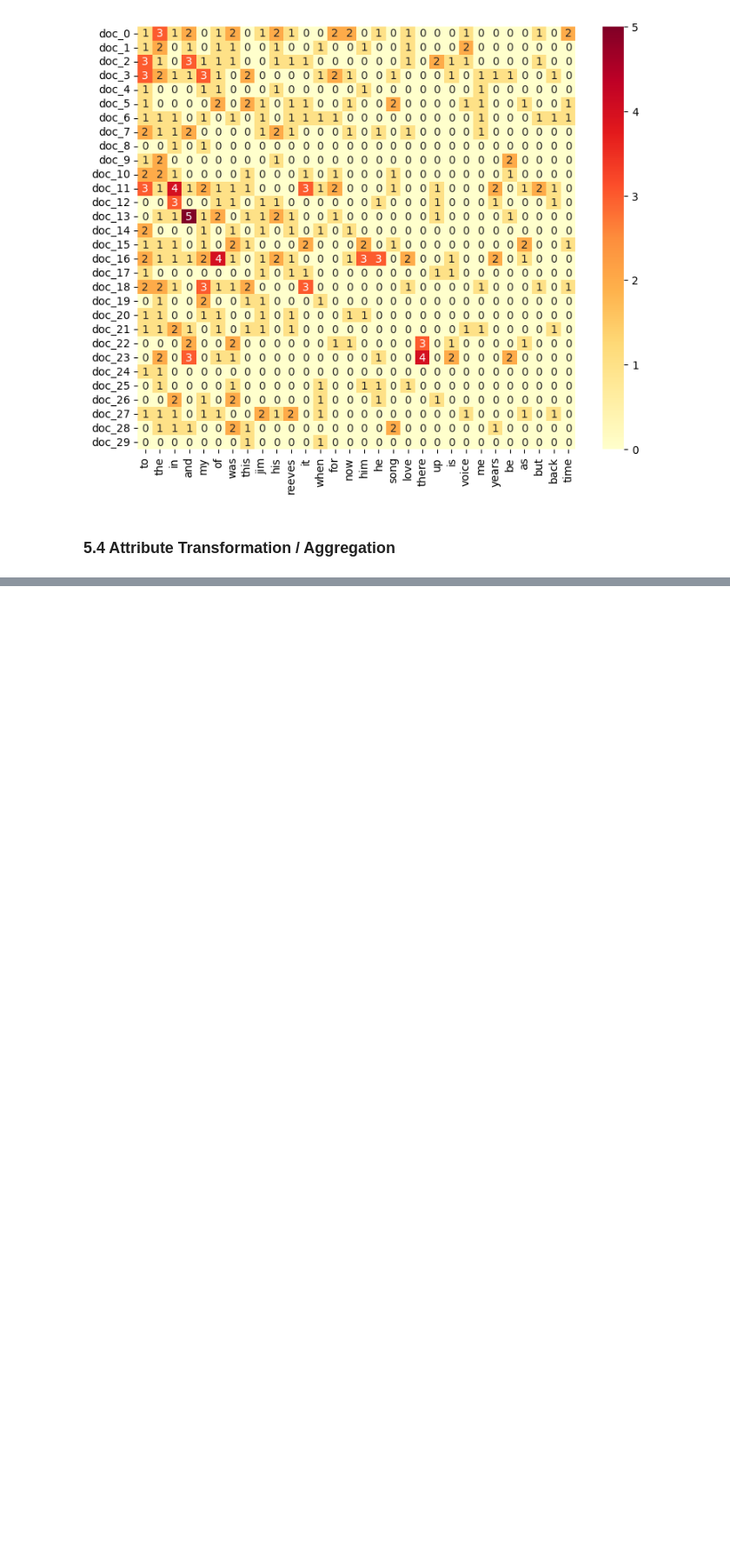
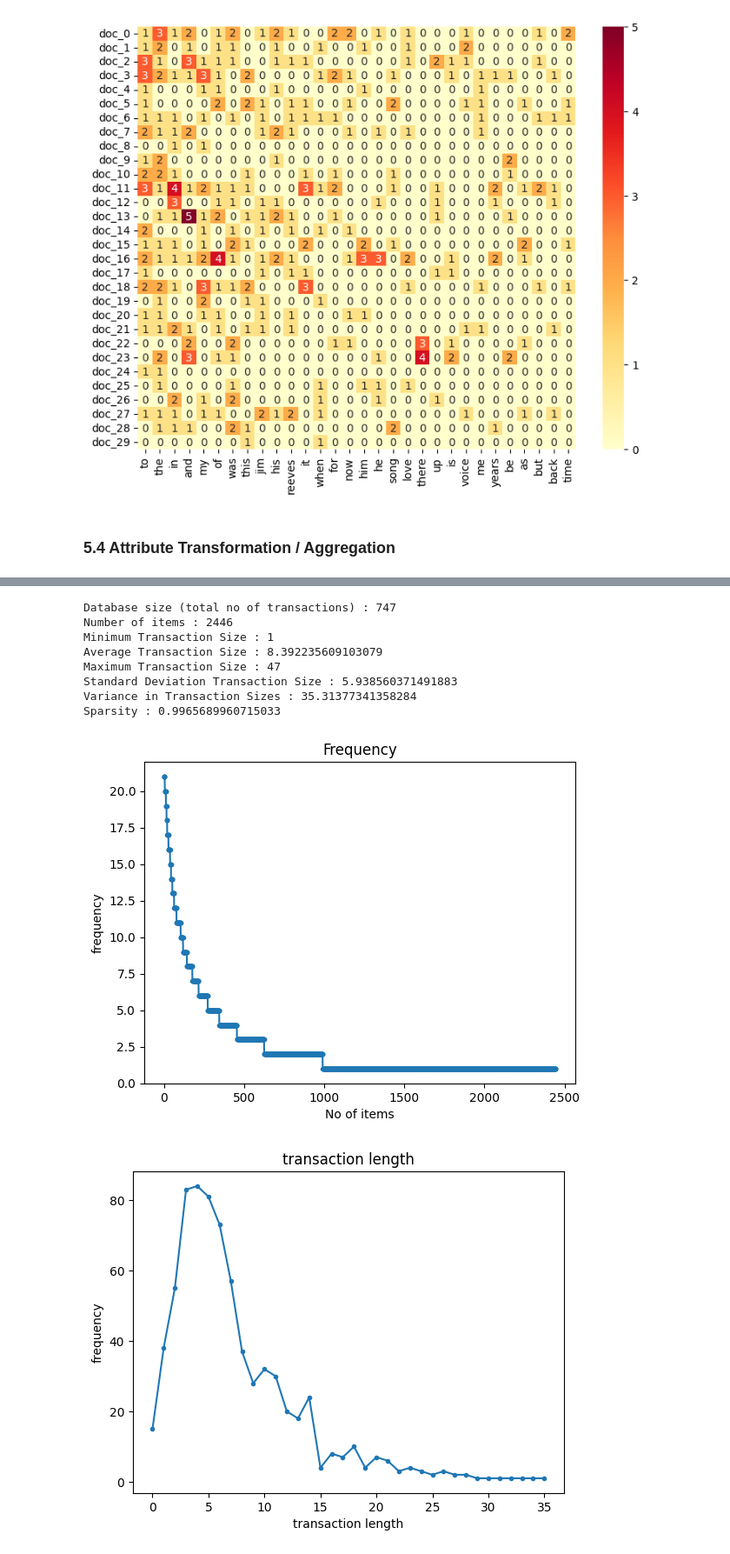
Before and after one commit to JamesHsu1221/DM2024-Lab1-Homework, a Jupyter notebook: DM2024-Lab1-Homework.ipynb, the cells around one changed output, grey strips where cells are left out. Shown at 87% size. Saved outputs shown, nothing was run; the diff lists cells and outputs as text; code cells hidden in the pictures; blank space fills up the shorter version.

```diff
--- a/DM2024-Lab1-Homework.ipynb
+++ b/DM2024-Lab1-Homework.ipynb
@@ -553,0 +827,17 @@ ax = sns.heatmap(Q11_df,
+# %%
+from PAMI.extras.dbStats import TransactionalDatabase as tds
+obj = tds.TransactionalDatabase('td_freq_db_not_nostalgia.csv')
+obj.run()
+obj.printStats()
+obj.plotGraphs()
+# %% [output]
+Database size (total no of transactions) : 747
+Number of items : 2446
+Minimum Transaction Size : 1
+Average Transaction Size : 8.392235609103079
+Maximum Transaction Size : 47
+Standard Deviation Transaction Size : 5.938560371491883
+Variance in Transaction Sizes : 35.31377341358284
+Sparsity : 0.9965689960715033
+[figure, added]
+[figure, added]
```
Also changed, not shown: parts of 53 cells of this notebook.
